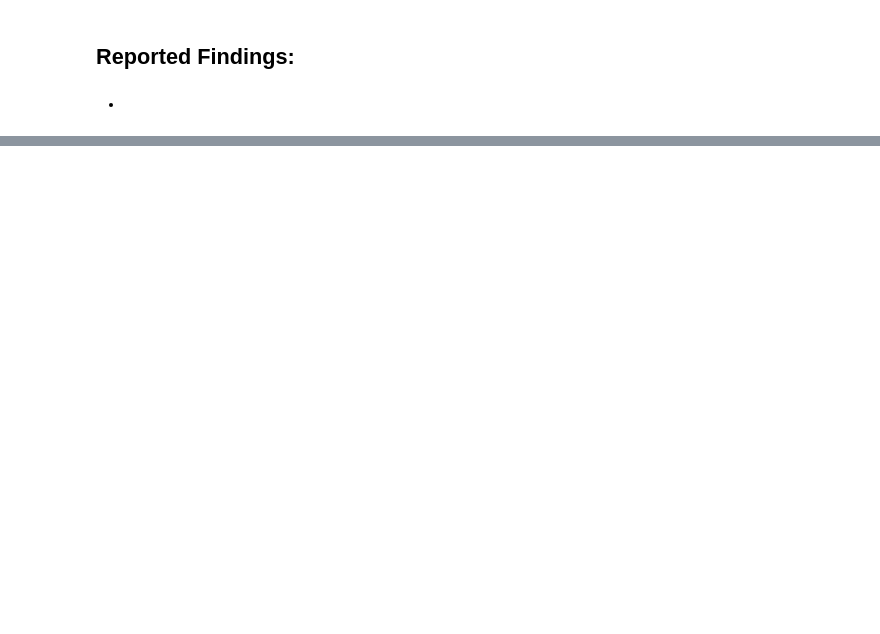
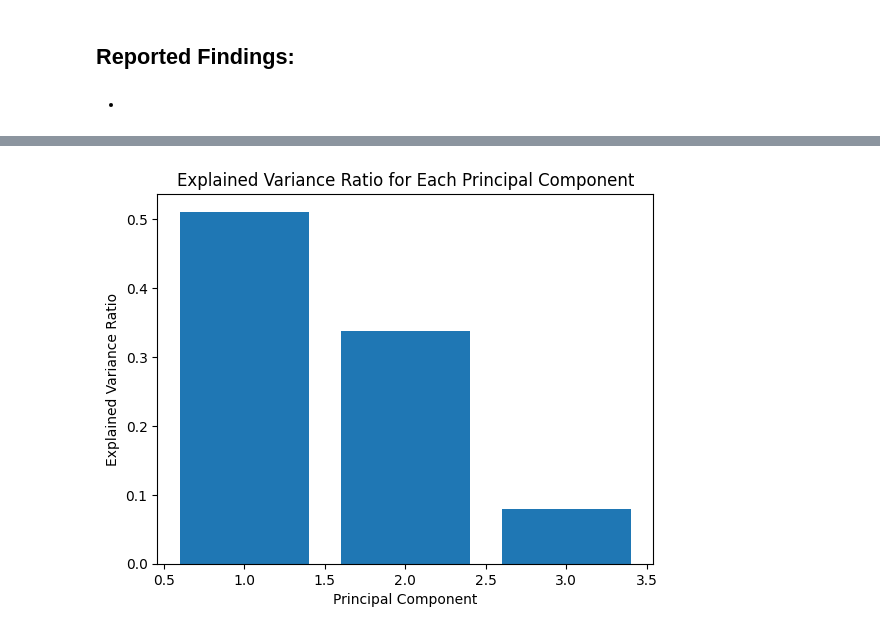
Before and after one commit to nate628426/xtern2024_analysis, a Jupyter notebook: exploratory_analysis.ipynb, the cells around one changed output, grey strips where cells are left out. Saved outputs shown, nothing was run; the diff lists cells and outputs as text; code cells hidden in the pictures; blank space fills up the shorter version.

```diff
--- a/exploratory_analysis.ipynb
+++ b/exploratory_analysis.ipynb
@@ -14,0 +131,18 @@ FileNotFoundError: [Errno 2] No such file or directory: 'xtern2024_analysis/XTer
+# %%
+components = 3
+pca = PCA(n_components=components)
+principal_components = pca.fit_transform(converted_data)
+principalDf = pd.DataFrame(data = principalComponents
+             , columns = ['principal component 1', 'principal component 2'])
+
+principal_df = pd.DataFrame(data=principal_components, columns=['PC1', 'PC2', 'PC3'])  # Adjust column names as needed
+
+# Visualize the explained variance ratio for each component
+explained_variance_ratio = pca.explained_variance_ratio_
+plt.bar(range(1, components + 1), explained_variance_ratio)
+plt.xlabel('Principal Component')
+plt.ylabel('Explained Variance Ratio')
+plt.title('Explained Variance Ratio for Each Principal Component')
+plt.show()
+# %% [output]
+[figure, added]
```
Also changed, not shown: parts of 10 cells of this notebook.
